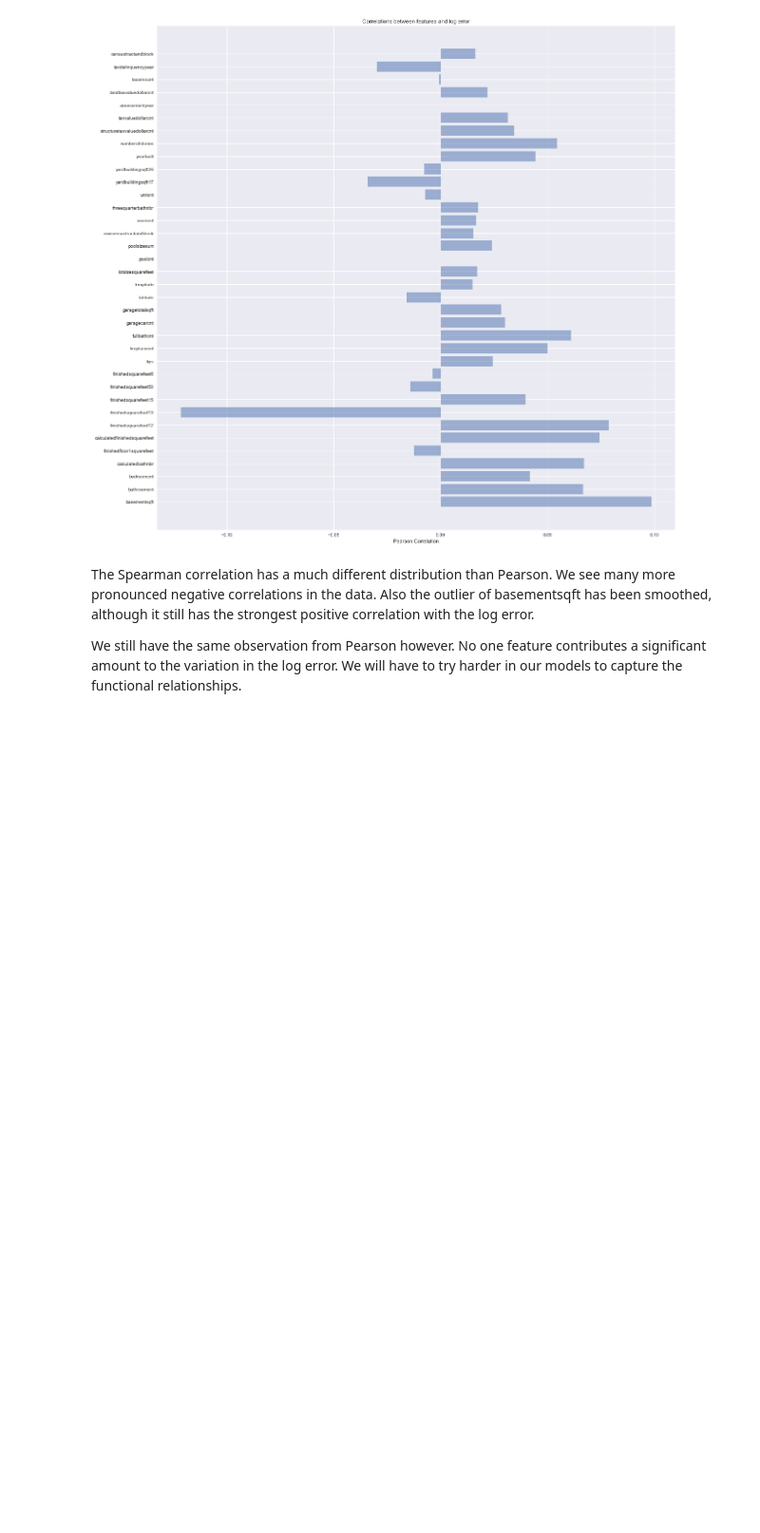
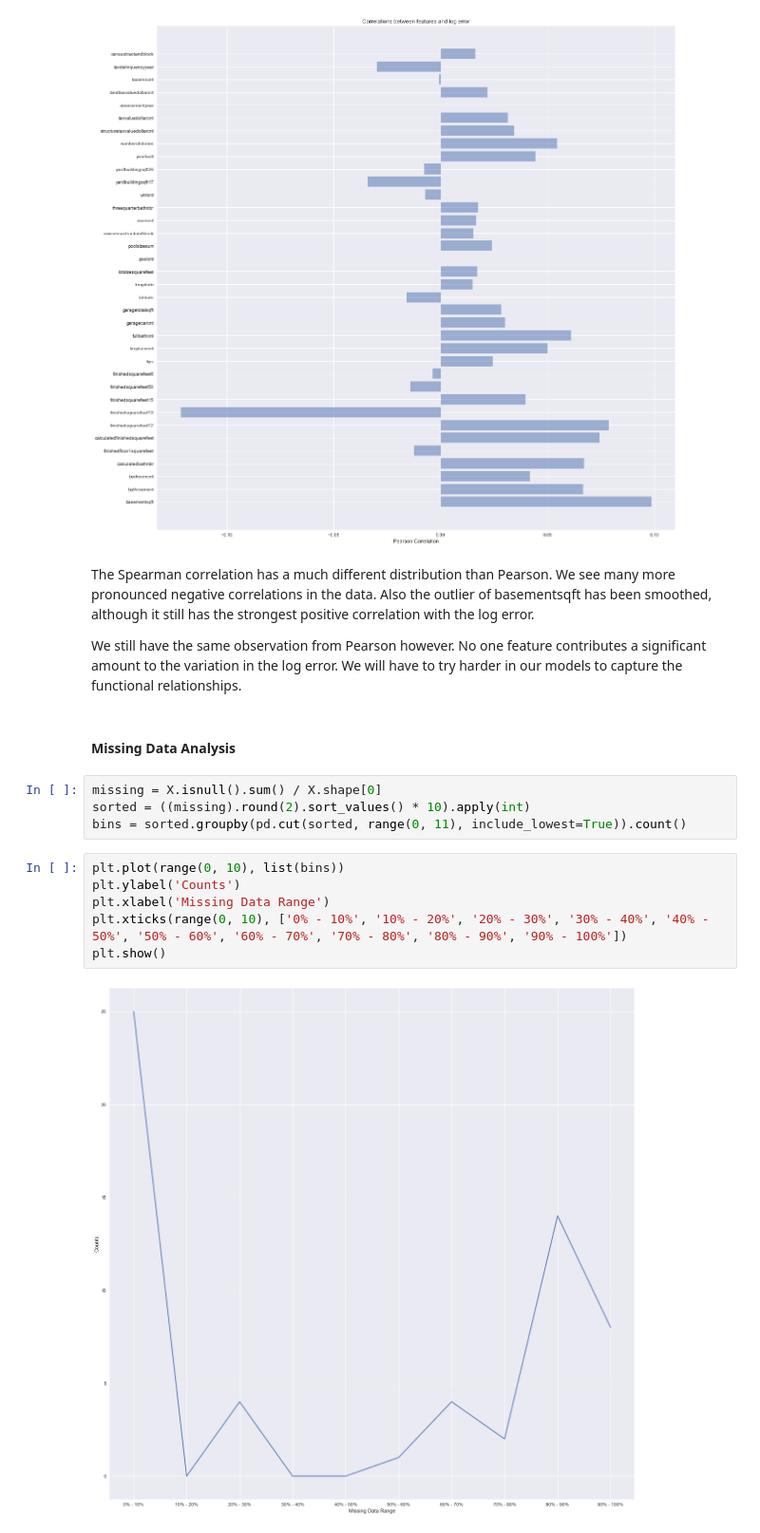
Before and after one commit to moduIo/Data-Science, a Jupyter notebook: HW2/HW2.ipynb, the cells around one changed output. Shown: that part at 95% size. Drawn from its saved outputs; the diff is of its cells as text; blank space fills up the shorter version.

Commit message:
Add missing data line chart

```diff
--- a/HW2/HW2.ipynb
+++ b/HW2/HW2.ipynb
@@ -147,3 +148,17 @@ plt.show()
 The Spearman correlation has a much different distribution than Pearson.  We see many more pronounced negative correlations in the data.  Also the outlier of basementsqft has been smoothed, although it still has the strongest positive correlation with the log error.
 
 We still have the same observation from Pearson however.  No one feature contributes a significant amount to the variation in the log error.  We will have to try harder in our models to capture the functional relationships.
+# %% [markdown]
+#### Missing Data Analysis
+# %%
+missing = X.isnull().sum() / X.shape[0]
+sorted = ((missing).round(2).sort_values() * 10).apply(int)
+bins = sorted.groupby(pd.cut(sorted, range(0, 11), include_lowest=True)).count()
+# %%
+plt.plot(range(0, 10), list(bins))
+plt.ylabel('Counts')
+plt.xlabel('Missing Data Range')
+plt.xticks(range(0, 10), ['0% - 10%', '10% - 20%', '20% - 30%', '30% - 40%', '40% - 50%', '50% - 60%', '60% - 70%', '70% - 80%', '80% - 90%', '90% - 100%'])
+plt.show()
+# %% [output]
+[figure, added]
```
Also changed, not shown: parts of 4 cells of this notebook.
